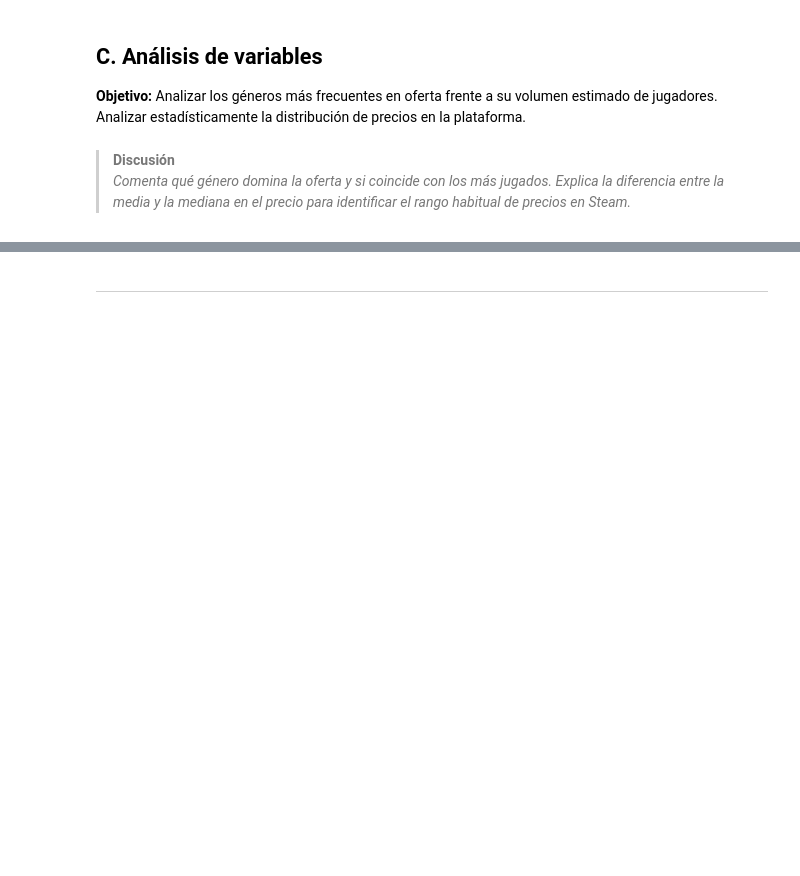
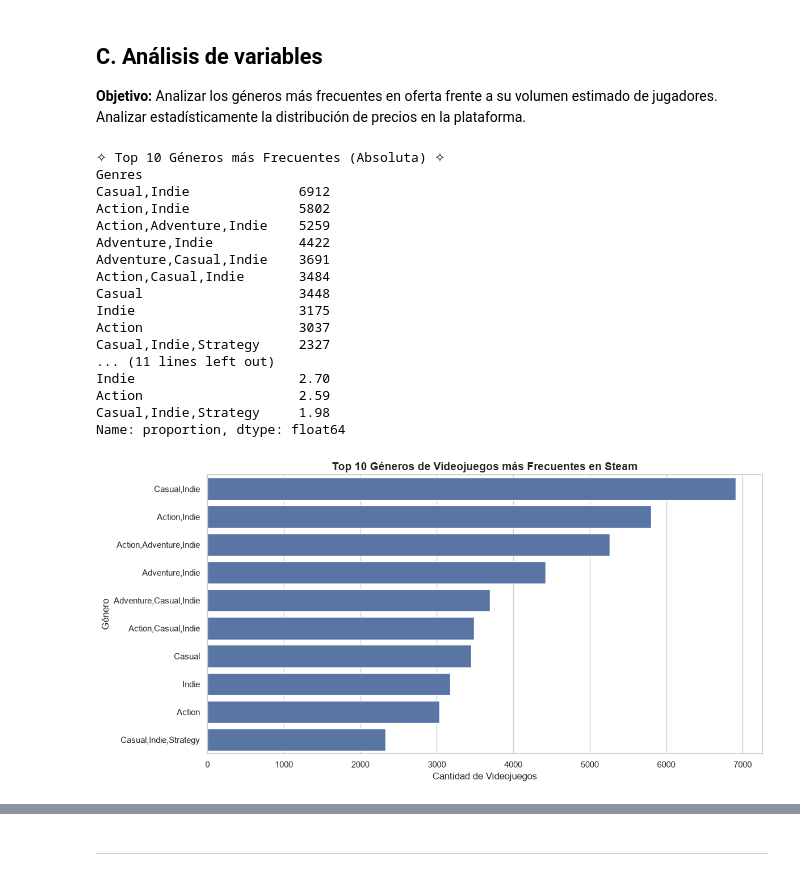
Before and after one commit to AAM26-G02/AAM26-G02-P1, a Jupyter notebook: notebooks/market_base.ipynb, the cells around one changed output, grey strips where cells are left out. Cells and saved outputs as stored; diff of their text form; code cells hidden in the pictures; blank space fills up the shorter version.

Commit message:
C. Análisis de Géneros y Precios

```diff
--- a/notebooks/market_base.ipynb
+++ b/notebooks/market_base.ipynb
@@ -236,3 +203,44 @@ dtype: float64
-# %% [markdown]
-> **Discusión**
-> *Comenta qué género domina la oferta y si coincide con los más jugados. Explica la diferencia entre la media y la mediana en el precio para identificar el rango habitual de precios en Steam.*
+# %%
+# Desempaquetado de géneros y cálculo de frecuencias absolutas y relativas.
+# Generar gráfico de barras del Top 10 de géneros.
+
+# 1. Separar los géneros si vienen juntos por comas y desempaquetarlos
+df_genres = df['Genres'].dropna().astype(str).str.split(', ')
+df_genres_exploded = df_genres.explode()
+
+# 3. Calcular frecuencias absolutas y relativas
+frec_absoluta = df_genres_exploded.value_counts()
+frec_relativa = df_genres_exploded.value_counts(normalize=True) * 100
+
+print("\033[35m✧ Top 10 Géneros más Frecuentes (Absoluta) ✧\033[0m")
+print(frec_absoluta.head(10))
+print("\n\033[35m✧ Top 10 Géneros más Frecuentes (Relativa %) ✧\033[0m")
+print(frec_relativa.head(10).round(2))
+
+# 4. Gráfico de barras del Top 10 de géneros
+plt.figure(figsize=(12, 6))
+sns.barplot(x=frec_absoluta.head(10).values, y=frec_absoluta.head(10).index)
+plt.title("Top 10 Géneros de Videojuegos más Frecuentes en Steam", fontsize=14, fontweight='bold')
+plt.xlabel("Cantidad de Videojuegos")
+plt.ylabel("Género")
+plt.tight_layout()
+plt.show()
+# %% [output]
+✧ Top 10 Géneros más Frecuentes (Absoluta) ✧
+Genres
+Casual,Indie              6912
+Action,Indie              5802
+Action,Adventure,Indie    5259
+Adventure,Indie           4422
+Adventure,Casual,Indie    3691
+Action,Casual,Indie       3484
+Casual                    3448
+Indie                     3175
+Action                    3037
+Casual,Indie,Strategy     2327
+... (11 lines left out)
+Indie                     2.70
+Action                    2.59
+Casual,Indie,Strategy     1.98
+Name: proportion, dtype: float64
+[figure, added]
```
Also changed, not shown: parts of 7 cells of this notebook, 1 other file.
